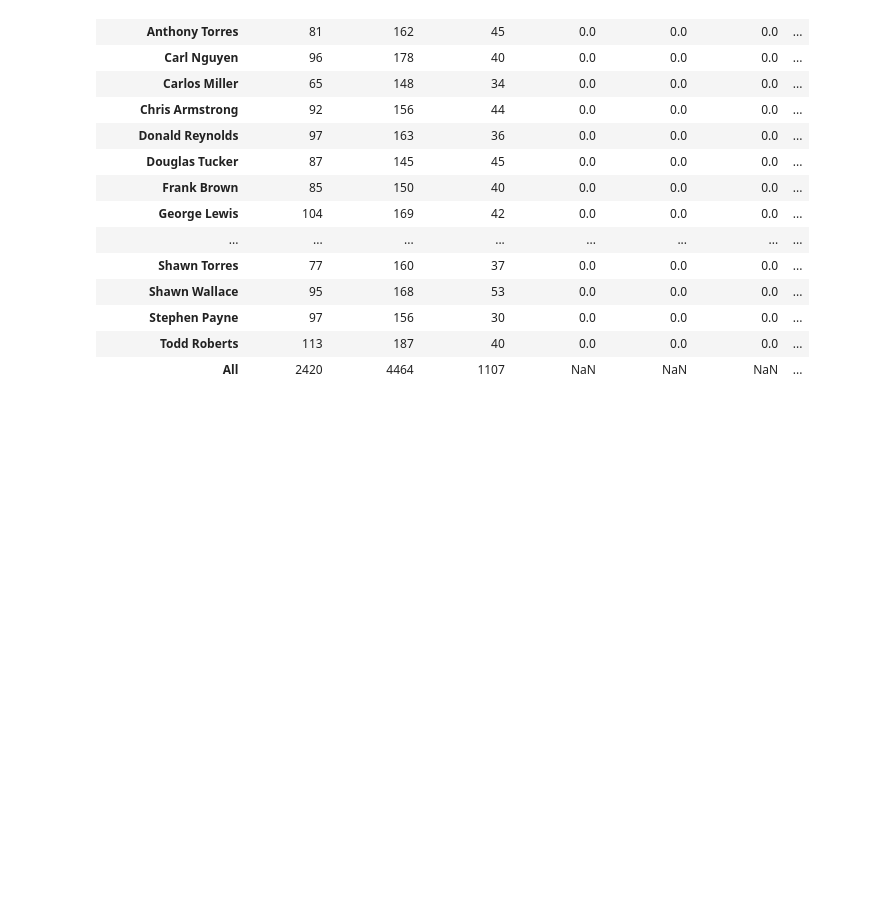
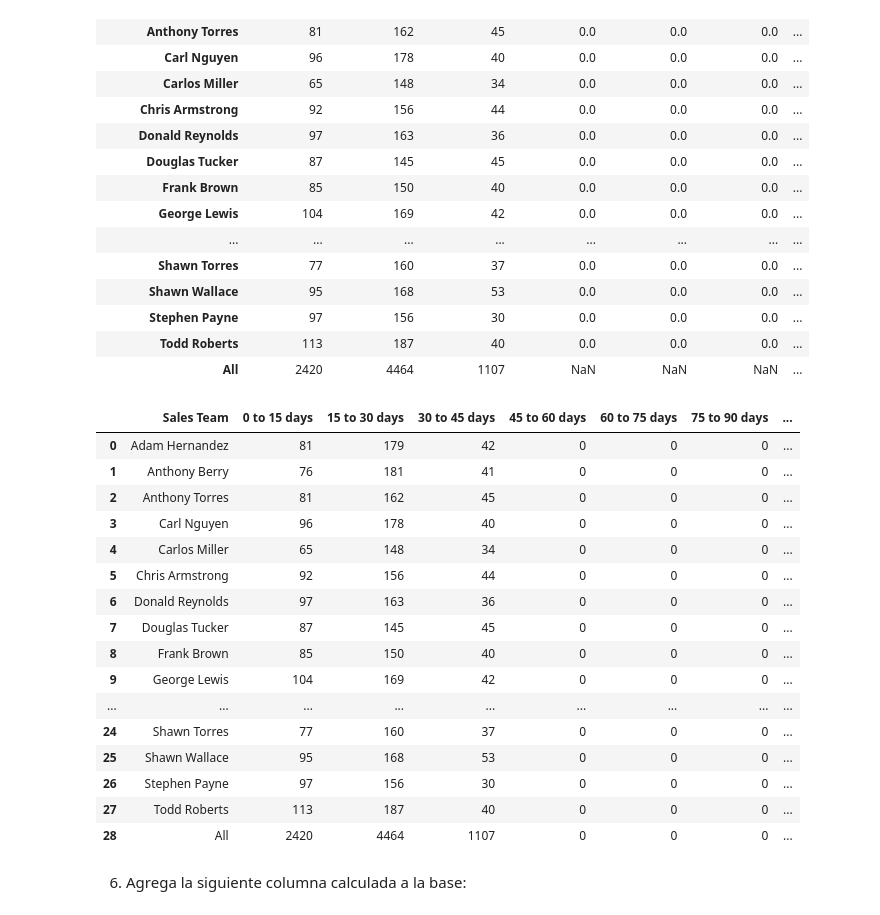
Before and after one commit to ctobar96/Latam_DataScience2024, a Jupyter notebook: Desafío_Transformación_Manipulación_Datos/Desafio.ipynb, the cells around one changed output. Cells and saved outputs as stored; diff of their text form; code cells hidden in the pictures; blank space fills up the shorter version.

```diff
--- a/Desafío_Transformación_Manipulación_Datos/Desafio.ipynb
+++ b/Desafío_Transformación_Manipulación_Datos/Desafio.ipynb
@@ -162,3 +162,36 @@ Tabla pivote de conteo de órdenes:
 | Stephen Payne | 97 | 156 | 30 | 0.0 | 0.0 | 0.0 | ... |
 | Todd Roberts | 113 | 187 | 40 | 0.0 | 0.0 | 0.0 | ... |
 | All | 2420 | 4464 | 1107 | NaN | NaN | NaN | ... |
+# %%
+# Ruta del archivo de Excel
+ar2= "../Desafío_Transformación_Manipulación_Datos/db/reportes.xlsx"
+
+# Nombre de la hojas que deseas importar
+reporte_1 = "Reporte1"
+reporte_2 = "Reporte2"
+
+# Leer la hoja específica en un dataframe
+reporte1 = pd.read_excel(ar2, sheet_name=reporte_1)
+reporte2 = pd.read_excel(ar2, sheet_name=reporte_2)
+# %%
+reporte1
+# %% [output]
+|  | Sales Team | 0 to 15 days | 15 to 30 days | 30 to 45 days | 45 to 60 days | 60 to 75 days | 75 to 90 days | ... |
+| 0 | Adam Hernandez | 81 | 179 | 42 | 0 | 0 | 0 | ... |
+| 1 | Anthony Berry | 76 | 181 | 41 | 0 | 0 | 0 | ... |
+| 2 | Anthony Torres | 81 | 162 | 45 | 0 | 0 | 0 | ... |
+| 3 | Carl Nguyen | 96 | 178 | 40 | 0 | 0 | 0 | ... |
+| 4 | Carlos Miller | 65 | 148 | 34 | 0 | 0 | 0 | ... |
+| 5 | Chris Armstrong | 92 | 156 | 44 | 0 | 0 | 0 | ... |
+| 6 | Donald Reynolds | 97 | 163 | 36 | 0 | 0 | 0 | ... |
+| 7 | Douglas Tucker | 87 | 145 | 45 | 0 | 0 | 0 | ... |
+| 8 | Frank Brown | 85 | 150 | 40 | 0 | 0 | 0 | ... |
+| 9 | George Lewis | 104 | 169 | 42 | 0 | 0 | 0 | ... |
+| ... | ... | ... | ... | ... | ... | ... | ... | ... |
+| 24 | Shawn Torres | 77 | 160 | 37 | 0 | 0 | 0 | ... |
+| 25 | Shawn Wallace | 95 | 168 | 53 | 0 | 0 | 0 | ... |
+| 26 | Stephen Payne | 97 | 156 | 30 | 0 | 0 | 0 | ... |
+| 27 | Todd Roberts | 113 | 187 | 40 | 0 | 0 | 0 | ... |
+| 28 | All | 2420 | 4464 | 1107 | 0 | 0 | 0 | ... |
+# %% [markdown]
+6. Agrega la siguiente columna calculada a la base:
```
Also changed, not shown: parts of 1 cell of this notebook.
